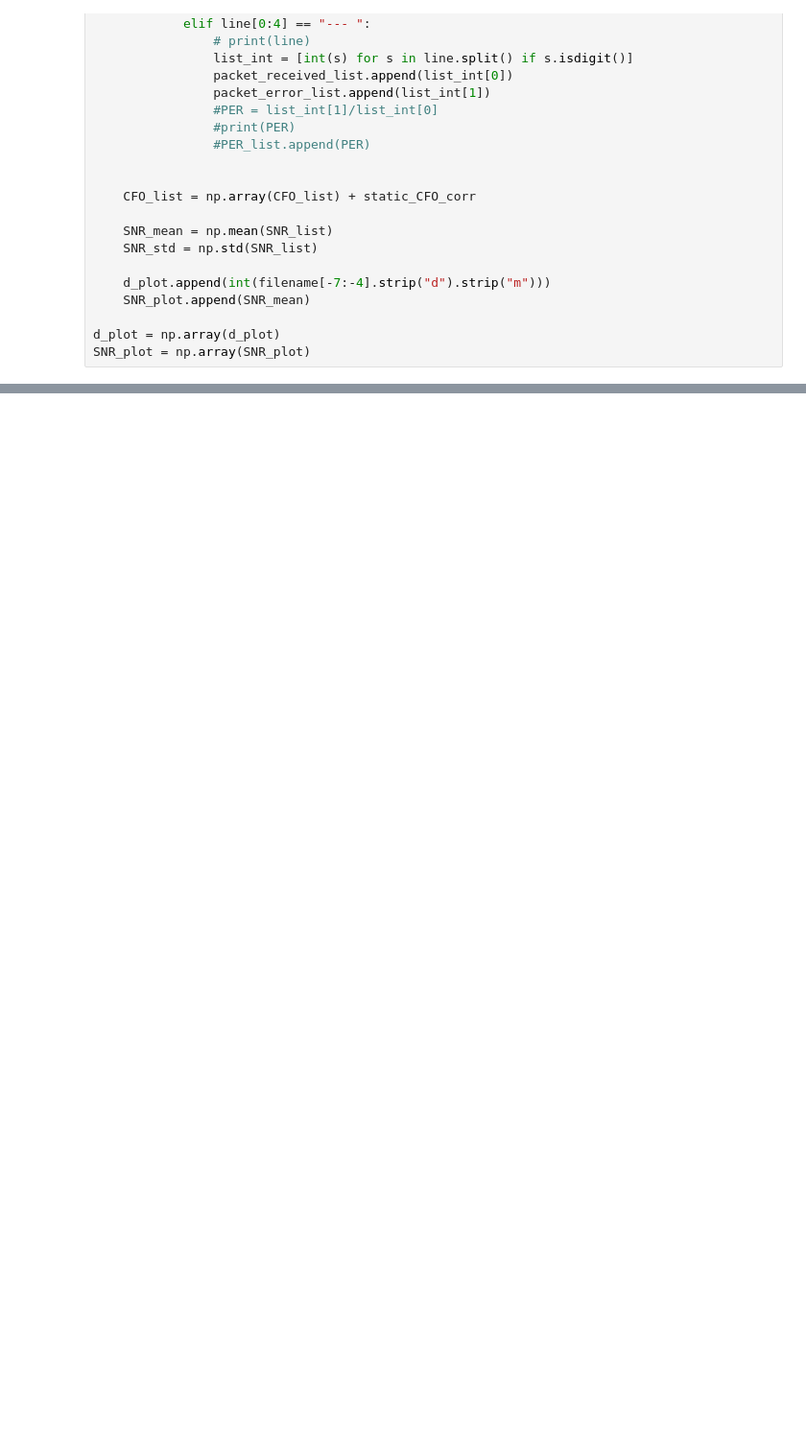
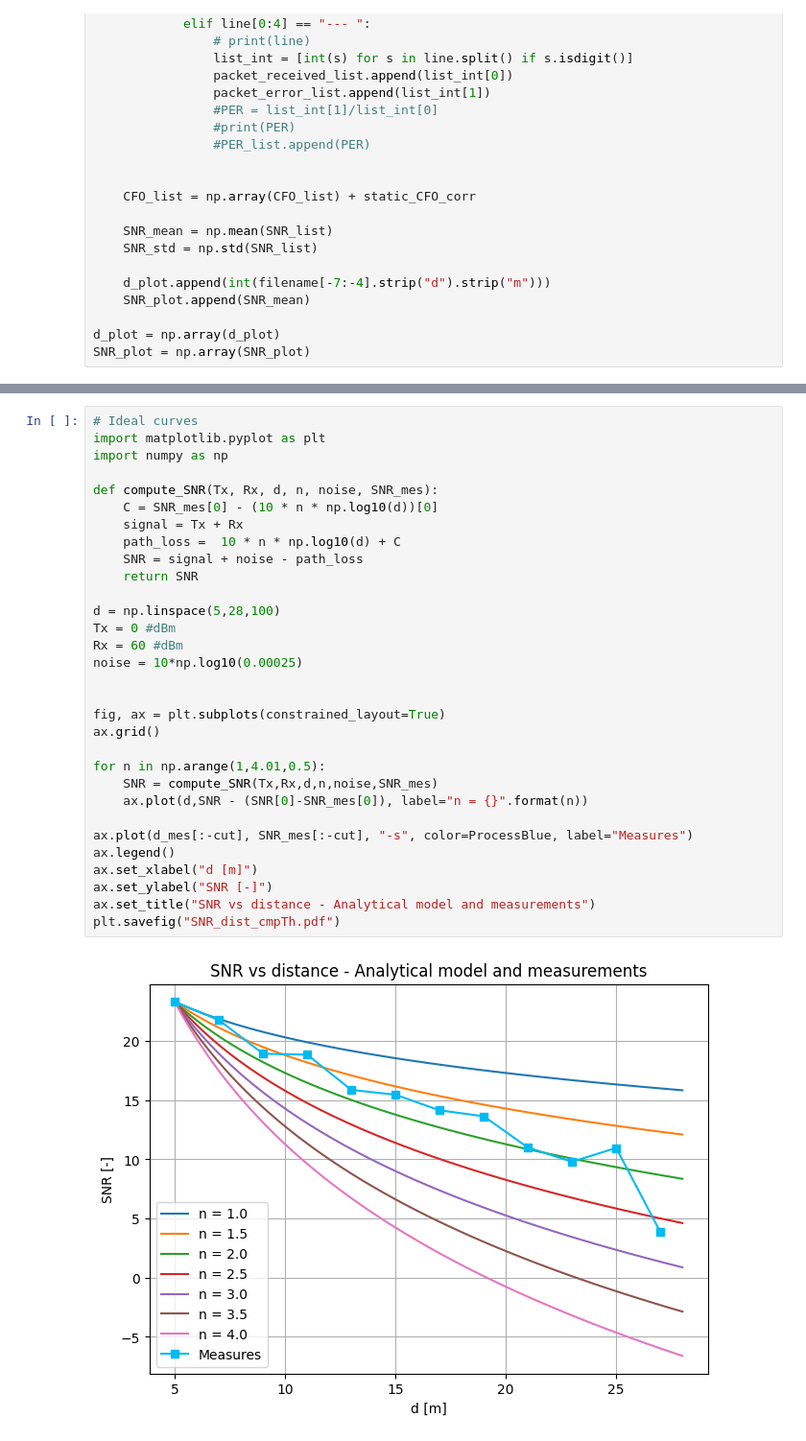
Before and after one commit to colinrenard/LELEC210X, a Jupyter notebook: telecom/hands_on_measurements/gr-fsk/apps/data_SNR_dist/GroupH_calculate_SNR_dist.ipynb, the cells around one changed output, grey strips where cells are left out. Shown: that part at 96% size. Cells and saved outputs as stored; diff of their text form; blank space fills up the shorter version.

```diff
--- a/telecom/hands_on_measurements/gr-fsk/apps/data_SNR_dist/GroupH_calculate_SNR_dist.ipynb
+++ b/telecom/hands_on_measurements/gr-fsk/apps/data_SNR_dist/GroupH_calculate_SNR_dist.ipynb
@@ -85,0 +86,33 @@ plt.savefig("SNR_dist_Meas.pdf")
+# %%
+# Ideal curves
+import matplotlib.pyplot as plt
+import numpy as np
+
+def compute_SNR(Tx, Rx, d, n, noise, SNR_mes):
+    C = SNR_mes[0] - (10 * n * np.log10(d))[0]
+    signal = Tx + Rx
+    path_loss =  10 * n * np.log10(d) + C
+    SNR = signal + noise - path_loss
+    return SNR
+
+d = np.linspace(5,28,100)
+Tx = 0 #dBm
+Rx = 60 #dBm
+noise = 10*np.log10(0.00025)
+
+
+fig, ax = plt.subplots(constrained_layout=True)
+ax.grid()
+
+for n in np.arange(1,4.01,0.5):
+    SNR = compute_SNR(Tx,Rx,d,n,noise,SNR_mes)
+    ax.plot(d,SNR - (SNR[0]-SNR_mes[0]), label="n = {}".format(n))
+
+ax.plot(d_mes[:-cut], SNR_mes[:-cut], "-s", color=ProcessBlue, label="Measures")
+ax.legend()
+ax.set_xlabel("d [m]")
+ax.set_ylabel("SNR [-]")
+ax.set_title("SNR vs distance - Analytical model and measurements")
+plt.savefig("SNR_dist_cmpTh.pdf")
+# %% [output]
+[figure, added]
```
Also changed, not shown: parts of 1 cell of this notebook, 22 other files.
